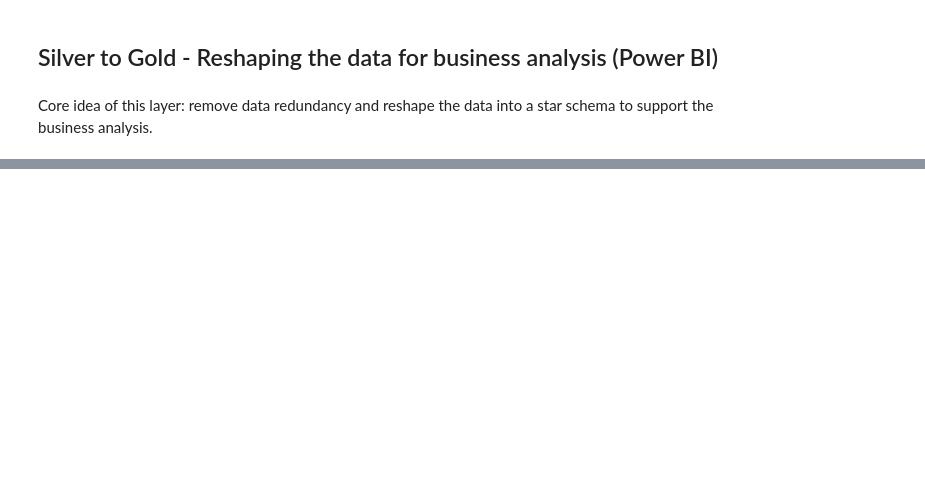
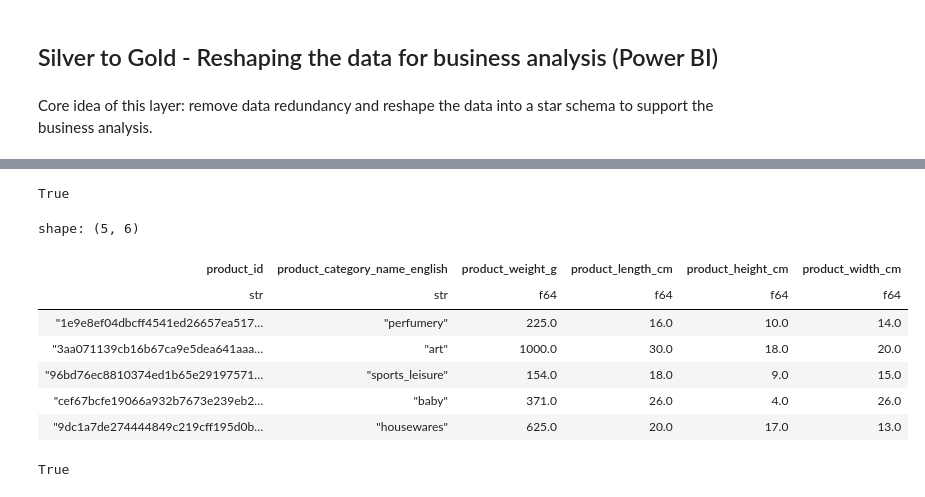
Before and after one commit to SleGort/olist_project, a Jupyter notebook: notebooks/eda.ipynb, the cells around one changed output, grey strips where cells are left out. Cells and saved outputs as stored; diff of their text form; code cells hidden in the pictures; blank space fills up the shorter version.

```diff
--- a/notebooks/eda.ipynb
+++ b/notebooks/eda.ipynb
@@ -579,0 +621,33 @@ Core idea of this layer: remove data redundancy and reshape the data into a star
+# %%
+dim_seller['seller_id'].is_unique().all()
+# %% [output]
+True
+# %%
+# ── dim_product ── one row per product, category translated to English ─
+dim_product = (
+    products_cleaned
+    .join(category_translation_cleaned, on="product_category_name", how="left")
+    .select(
+        "product_id",
+        "product_category_name_english",
+        "product_weight_g",
+        "product_length_cm",
+        "product_height_cm",
+        "product_width_cm",
+    )
+)
+# %%
+dim_product.head()
+# %% [output]
+shape: (5, 6)
+| product_id | product_category_name_english | product_weight_g | product_length_cm | product_height_cm | product_width_cm |
+| str | str | f64 | f64 | f64 | f64 |
+| "1e9e8ef04dbcff4541ed26657ea517… | "perfumery" | 225.0 | 16.0 | 10.0 | 14.0 |
+| "3aa071139cb16b67ca9e5dea641aaa… | "art" | 1000.0 | 30.0 | 18.0 | 20.0 |
+| "96bd76ec8810374ed1b65e29197571… | "sports_leisure" | 154.0 | 18.0 | 9.0 | 15.0 |
+| "cef67bcfe19066a932b7673e239eb2… | "baby" | 371.0 | 26.0 | 4.0 | 26.0 |
+| "9dc1a7de274444849c219cff195d0b… | "housewares" | 625.0 | 20.0 | 17.0 | 13.0 |
+# %%
+dim_product['product_id'].is_unique().all()
+# %% [output]
+True
```
Also changed, not shown: parts of 27 cells of this notebook, 10 other files.
